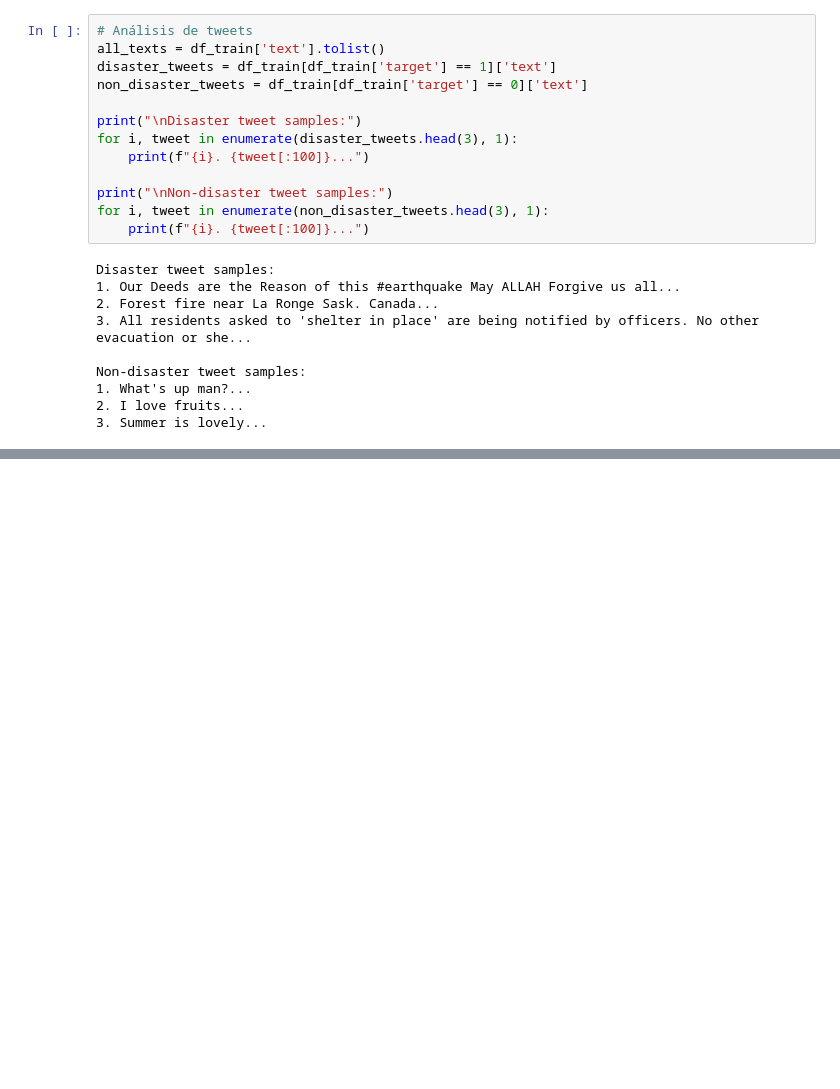
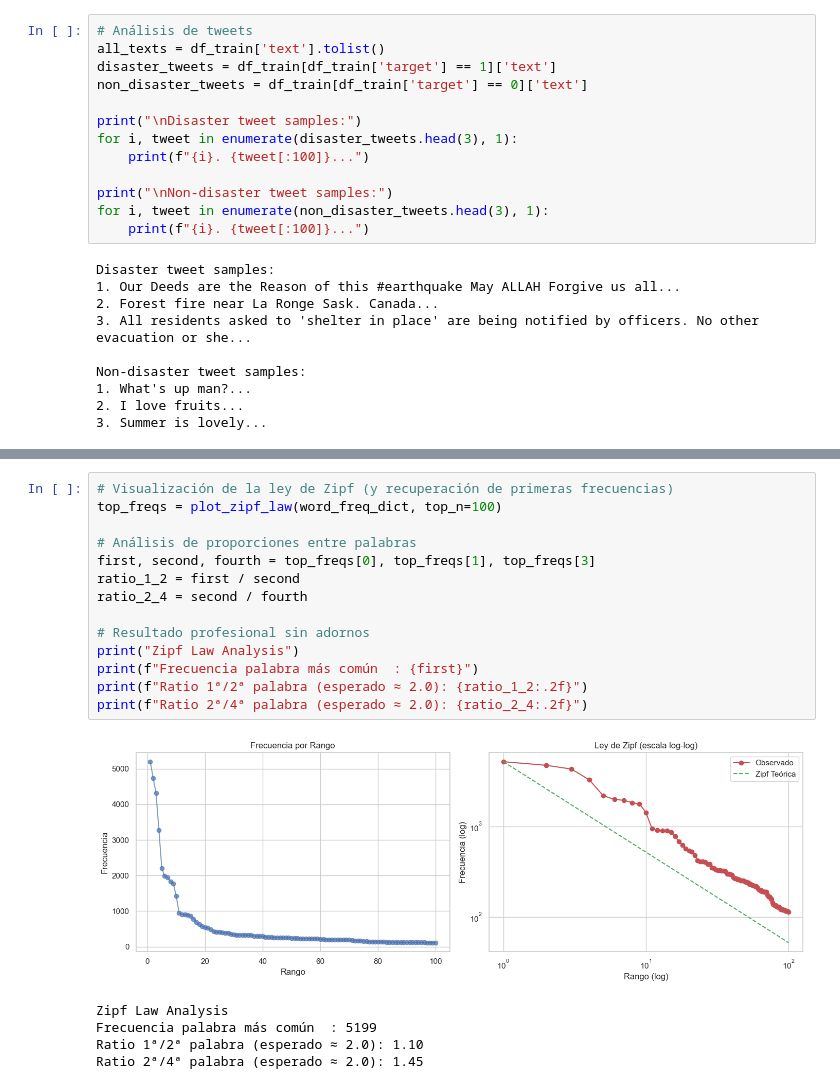
Before and after one commit to PameBlanca/FCD_UV_2025, a Jupyter notebook: twitter_disaster_nlp/notebooks/disaster_tweets_analysis.ipynb, the cells around one changed output, grey strips where cells are left out. Saved outputs shown, nothing was run; the diff lists cells and outputs as text; blank space fills up the shorter version.

```diff
--- a/twitter_disaster_nlp/notebooks/disaster_tweets_analysis.ipynb
+++ b/twitter_disaster_nlp/notebooks/disaster_tweets_analysis.ipynb
@@ -1398,0 +221,20 @@ plt.show()
+# %%
+# Visualización de la ley de Zipf (y recuperación de primeras frecuencias)
+top_freqs = plot_zipf_law(word_freq_dict, top_n=100)
+
+# Análisis de proporciones entre palabras
+first, second, fourth = top_freqs[0], top_freqs[1], top_freqs[3]
+ratio_1_2 = first / second
+ratio_2_4 = second / fourth
+
+# Resultado profesional sin adornos
+print("Zipf Law Analysis")
+print(f"Frecuencia palabra más común  : {first}")
+print(f"Ratio 1ª/2ª palabra (esperado ≈ 2.0): {ratio_1_2:.2f}")
+print(f"Ratio 2ª/4ª palabra (esperado ≈ 2.0): {ratio_2_4:.2f}")
+# %% [output]
+[figure, added]
+Zipf Law Analysis
+Frecuencia palabra más común  : 5199
+Ratio 1ª/2ª palabra (esperado ≈ 2.0): 1.10
+Ratio 2ª/4ª palabra (esperado ≈ 2.0): 1.45
```
Also changed, not shown: parts of 44 cells of this notebook.
